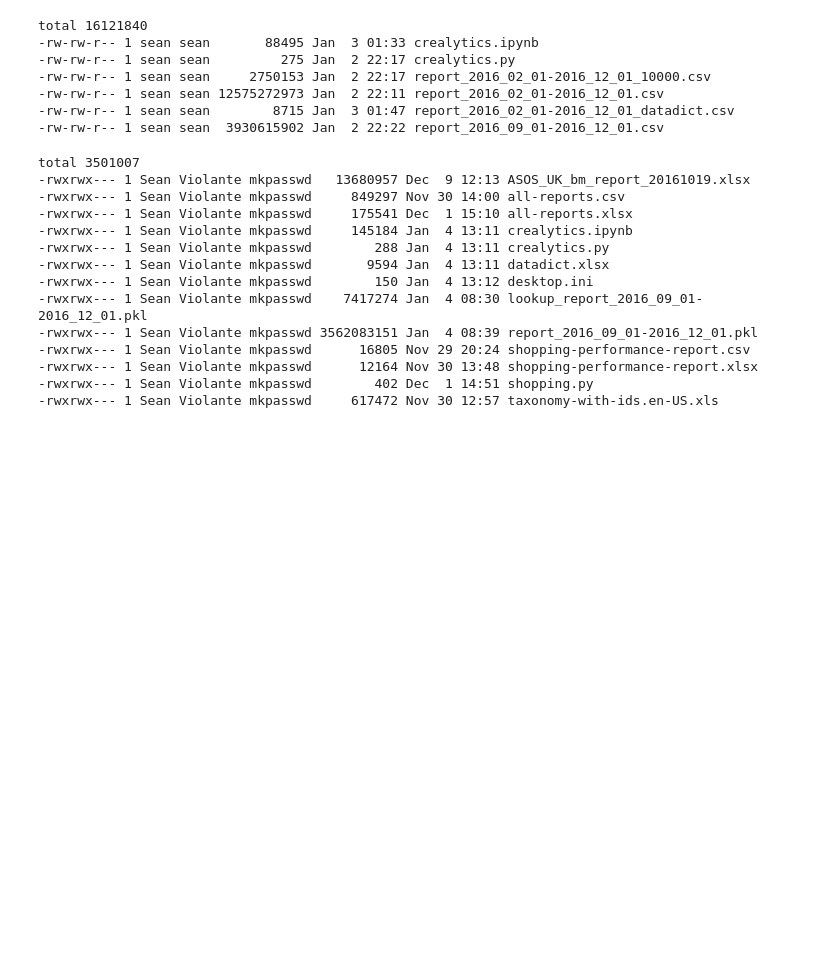
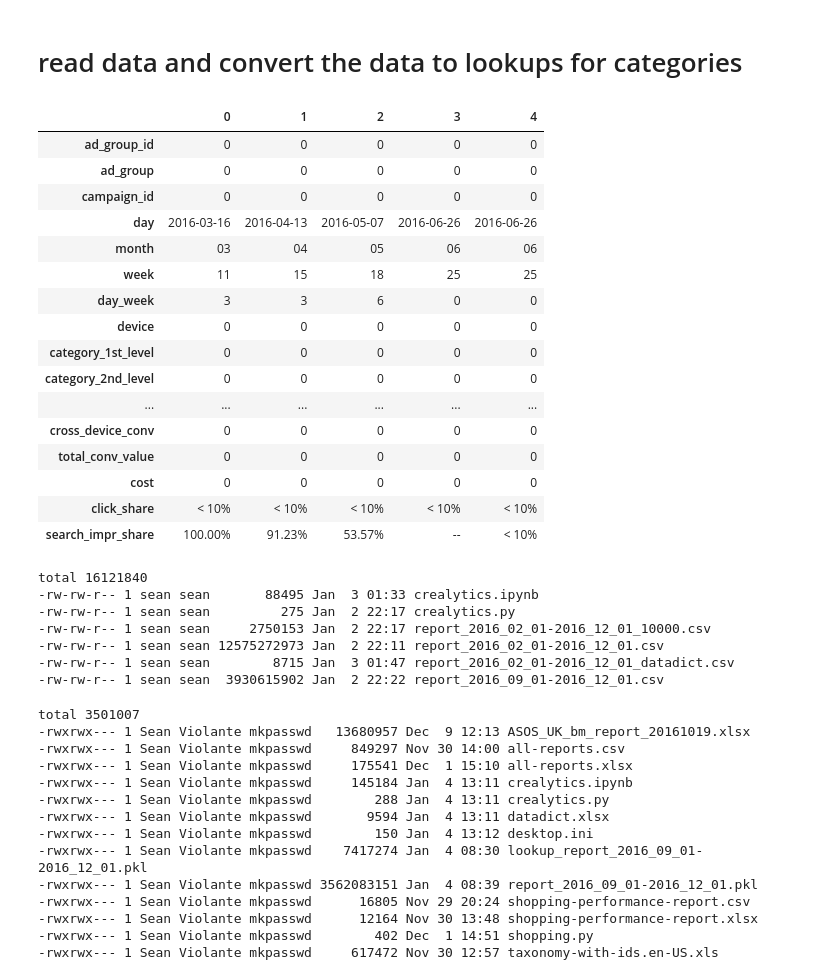
Before and after one commit to seanv507/crea, a Jupyter notebook: crealytics.ipynb, the cells around one changed output. Cells and saved outputs as stored; diff of their text form; code cells hidden in the pictures; blank space fills up the shorter version.

```diff
--- a/crealytics.ipynb
+++ b/crealytics.ipynb
@@ -5,0 +13,2 @@ import re
+# %% [markdown]
+# read data and convert the data to lookups for categories
@@ -6,3 +72,23 @@ import re
+# %%
+df.head().T
+# %% [output]
+|  | 0 | 1 | 2 | 3 | 4 |
+| ad_group_id | 0 | 0 | 0 | 0 | 0 |
+| ad_group | 0 | 0 | 0 | 0 | 0 |
+| campaign_id | 0 | 0 | 0 | 0 | 0 |
+| day | 2016-03-16 | 2016-04-13 | 2016-05-07 | 2016-06-26 | 2016-06-26 |
+| month | 03 | 04 | 05 | 06 | 06 |
+| week | 11 | 15 | 18 | 25 | 25 |
+| day_week | 3 | 3 | 6 | 0 | 0 |
+| device | 0 | 0 | 0 | 0 | 0 |
+| category_1st_level | 0 | 0 | 0 | 0 | 0 |
+| category_2nd_level | 0 | 0 | 0 | 0 | 0 |
+| ... | ... | ... | ... | ... | ... |
+| cross_device_conv | 0 | 0 | 0 | 0 | 0 |
+| total_conv_value | 0 | 0 | 0 | 0 | 0 |
+| cost | 0 | 0 | 0 | 0 | 0 |
+| click_share | < 10% | < 10% | < 10% | < 10% | < 10% |
+| search_impr_share | 100.00% | 91.23% | 53.57% | -- | < 10% |
 # %%
 filename='report_2016_02_01-2016_12_01'
 # %%
```
Also changed, not shown: parts of 41 cells of this notebook.
